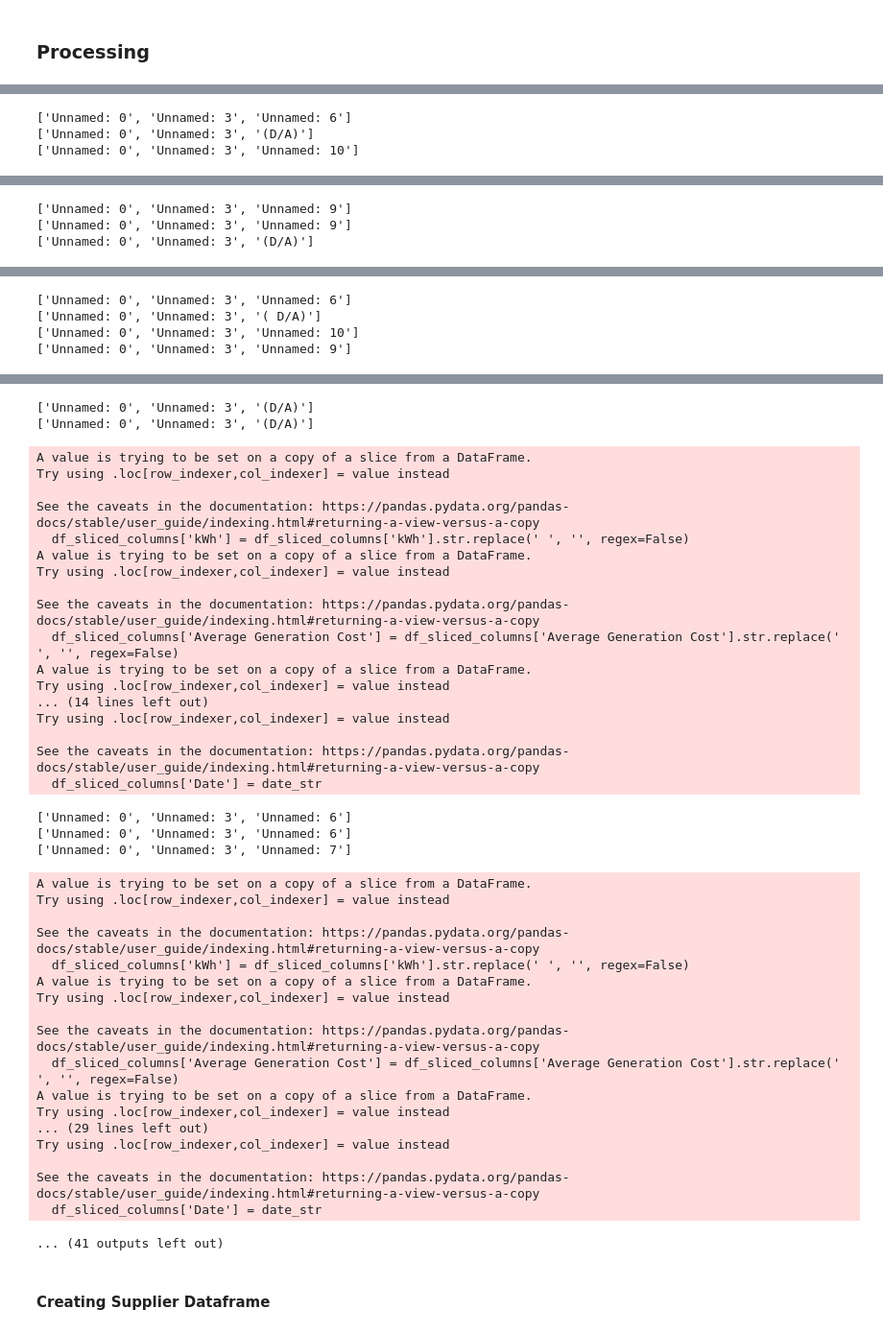
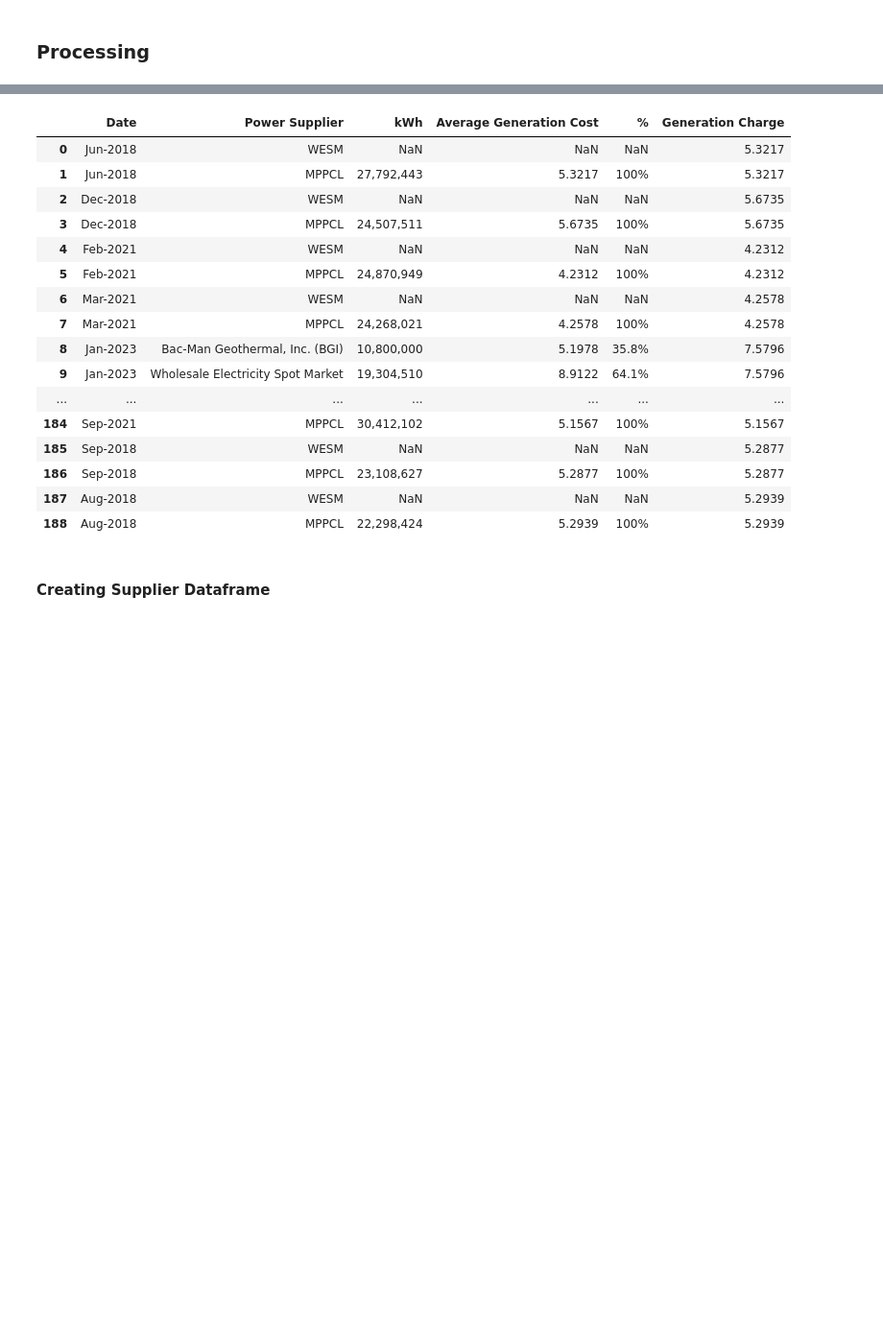
Before and after one commit to andreasenson/Scrape-DU-Generation-Charge, a Jupyter notebook: PELCO I/scrape_PELCO_I.ipynb, the cells around one changed output, grey strips where cells are left out. Shown at 96% size. Cells and saved outputs as stored; diff of their text form; code cells hidden in the pictures; blank space fills up the shorter version.

```diff
--- a/PELCO I/scrape_PELCO_I.ipynb
+++ b/PELCO I/scrape_PELCO_I.ipynb
@@ -209,18 +209,18 @@ for file_name in os.listdir(pdf_folder):
 
                 #Fourth column to keep: Find the column with a percentage in its row values
                 percentage_col = df.columns[
-                    df.apply(lambda col: col.astype(str).str.contains('%', case=False, na=False)).any()]
+                    df.apply(lambda col: col.astype(str).str.contains('% To Total', case=False, na=False)).any()][0]
+                columns_to_keep.append(percentage_col)
 
             # Drop duplicates to ensure unique columns
             columns_to_keep = list(dict.fromkeys(columns_to_keep))
-            print(columns_to_keep)
 
             # Slice the DataFrame to keep only the relevant columns
             df_sliced_columns = df[columns_to_keep]
 
             # Rename columns for consistency if the length matches
-            if len(df_sliced_columns.columns) == 3:
-                df_sliced_columns.columns = ["Power Supplier", "kWh", "Average Generation Cost"]
+            if len(df_sliced_columns.columns) == 4:
+                df_sliced_columns.columns = ["Power Supplier", "kWh", "Average Generation Cost", "%"]
 
             # Clean 'kWh' and 'Average Generation Cost' columns
             if 'kWh' in df_sliced_columns.columns:
@@ -312,3 +308,0 @@ See the caveats in the documentation: https://pandas.pydata.org/pandas-docs/stab
-['Unnamed: 0', 'Unnamed: 3', 'Unnamed: 6']
-['Unnamed: 0', 'Unnamed: 3', '(D/A)']
-['Unnamed: 0', 'Unnamed: 3', 'Unnamed: 10']
@@ -332,3 +308,0 @@ See the caveats in the documentation: https://pandas.pydata.org/pandas-docs/stab
-['Unnamed: 0', 'Unnamed: 3', 'Unnamed: 9']
-['Unnamed: 0', 'Unnamed: 3', 'Unnamed: 9']
-['Unnamed: 0', 'Unnamed: 3', '(D/A)']
@@ -352,4 +308,0 @@ See the caveats in the documentation: https://pandas.pydata.org/pandas-docs/stab
-['Unnamed: 0', 'Unnamed: 3', 'Unnamed: 6']
-['Unnamed: 0', 'Unnamed: 3', '( D/A)']
-['Unnamed: 0', 'Unnamed: 3', 'Unnamed: 10']
-['Unnamed: 0', 'Unnamed: 3', 'Unnamed: 9']
@@ -373,43 +309,20 @@ See the caveats in the documentation: https://pandas.pydata.org/pandas-docs/stab
-['Unnamed: 0', 'Unnamed: 3', '(D/A)']
-['Unnamed: 0', 'Unnamed: 3', '(D/A)']
-A value is trying to be set on a copy of a slice from a DataFrame.
-Try using .loc[row_indexer,col_indexer] = value instead
-
-See the caveats in the documentation: https://pandas.pydata.org/pandas-docs/stable/user_guide/indexing.html#returning-a-view-versus-a-copy
-  df_sliced_columns['kWh'] = df_sliced_columns['kWh'].str.replace(' ', '', regex=False)
-A value is trying to be set on a copy of a slice from a DataFrame.
-Try using .loc[row_indexer,col_indexer] = value instead
-
-See the caveats in the documentation: https://pandas.pydata.org/pandas-docs/stable/user_guide/indexing.html#returning-a-view-versus-a-copy
-  df_sliced_columns['Average Generation Cost'] = df_sliced_columns['Average Generation Cost'].str.replace(' ', '', regex=False)
-A value is trying to be set on a copy of a slice from a DataFrame.
-Try using .loc[row_indexer,col_indexer] = value instead
-... (14 lines left out)
-Try using .loc[row_indexer,col_indexer] = value instead
-
-See the caveats in the documentation: https://pandas.pydata.org/pandas-docs/stable/user_guide/indexing.html#returning-a-view-versus-a-copy
-  df_sliced_columns['Date'] = date_str
-['Unnamed: 0', 'Unnamed: 3', 'Unnamed: 6']
-['Unnamed: 0', 'Unnamed: 3', 'Unnamed: 6']
-['Unnamed: 0', 'Unnamed: 3', 'Unnamed: 7']
-A value is trying to be set on a copy of a slice from a DataFrame.
-Try using .loc[row_indexer,col_indexer] = value instead
-
-See the caveats in the documentation: https://pandas.pydata.org/pandas-docs/stable/user_guide/indexing.html#returning-a-view-versus-a-copy
-  df_sliced_columns['kWh'] = df_sliced_columns['kWh'].str.replace(' ', '', regex=False)
-A value is trying to be set on a copy of a slice from a DataFrame.
-Try using .loc[row_indexer,col_indexer] = value instead
-
-See the caveats in the documentation: https://pandas.pydata.org/pandas-docs/stable/user_guide/indexing.html#returning-a-view-versus-a-copy
-  df_sliced_columns['Average Generation Cost'] = df_sliced_columns['Average Generation Cost'].str.replace(' ', '', regex=False)
-A value is trying to be set on a copy of a slice from a DataFrame.
-Try using .loc[row_indexer,col_indexer] = value instead
-... (29 lines left out)
-Try using .loc[row_indexer,col_indexer] = value instead
-
-See the caveats in the documentation: https://pandas.pydata.org/pandas-docs/stable/user_guide/indexing.html#returning-a-view-versus-a-copy
-  df_sliced_columns['Date'] = date_str
-... (41 outputs left out)
+|  | Date | Power Supplier | kWh | Average Generation Cost | % | Generation Charge |
+| 0 | Jun-2018 | WESM | NaN | NaN | NaN | 5.3217 |
+| 1 | Jun-2018 | MPPCL | 27,792,443 | 5.3217 | 100% | 5.3217 |
+| 2 | Dec-2018 | WESM | NaN | NaN | NaN | 5.6735 |
+| 3 | Dec-2018 | MPPCL | 24,507,511 | 5.6735 | 100% | 5.6735 |
+| 4 | Feb-2021 | WESM | NaN | NaN | NaN | 4.2312 |
+| 5 | Feb-2021 | MPPCL | 24,870,949 | 4.2312 | 100% | 4.2312 |
+| 6 | Mar-2021 | WESM | NaN | NaN | NaN | 4.2578 |
+| 7 | Mar-2021 | MPPCL | 24,268,021 | 4.2578 | 100% | 4.2578 |
+| 8 | Jan-2023 | Bac-Man Geothermal, Inc. (BGI) | 10,800,000 | 5.1978 | 35.8% | 7.5796 |
+| 9 | Jan-2023 | Wholesale Electricity Spot Market | 19,304,510 | 8.9122 | 64.1% | 7.5796 |
+| ... | ... | ... | ... | ... | ... | ... |
+| 184 | Sep-2021 | MPPCL | 30,412,102 | 5.1567 | 100% | 5.1567 |
+| 185 | Sep-2018 | WESM | NaN | NaN | NaN | 5.2877 |
+| 186 | Sep-2018 | MPPCL | 23,108,627 | 5.2877 | 100% | 5.2877 |
+| 187 | Aug-2018 | WESM | NaN | NaN | NaN | 5.2939 |
+| 188 | Aug-2018 | MPPCL | 22,298,424 | 5.2939 | 100% | 5.2939 |
 # %% [markdown]
 #### Creating Supplier Dataframe
 # %%
```
Also changed, not shown: parts of 7 cells of this notebook, 1 other file.
